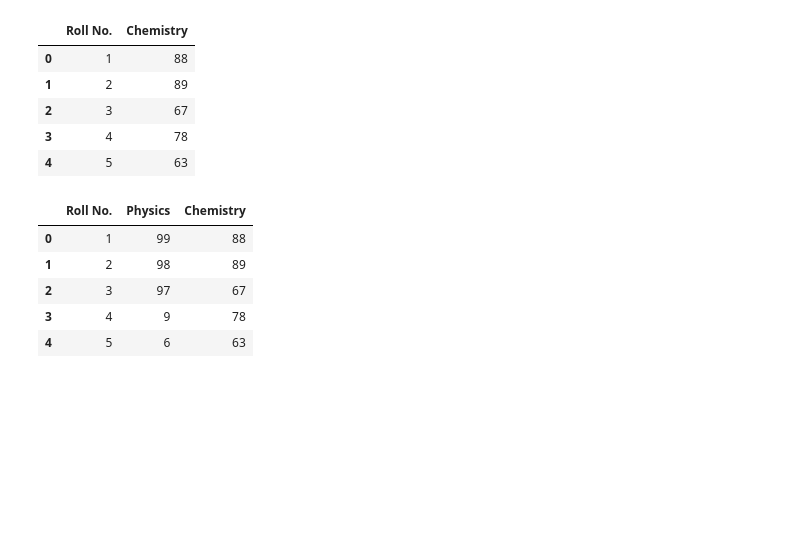
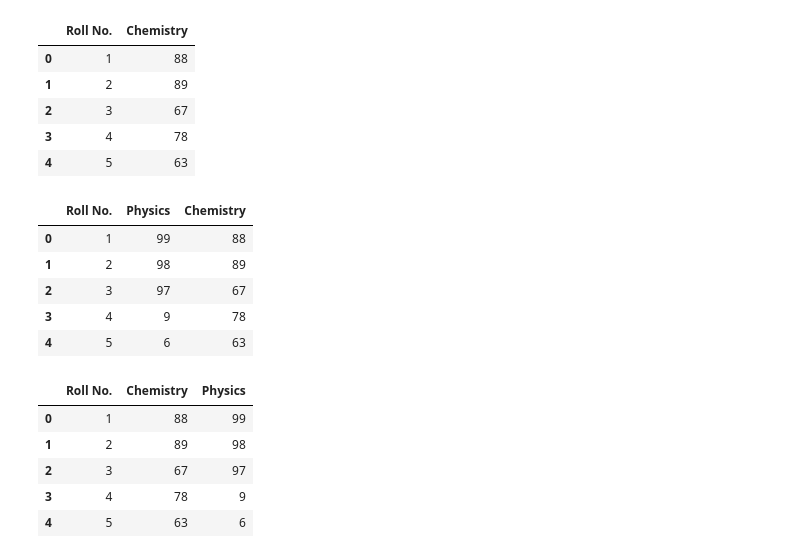
Before and after one commit to PRACHIP5202/WinWinAI, a Jupyter notebook: Pandas3.ipynb, the cells around one changed output. Cells and saved outputs as stored; diff of their text form; code cells hidden in the pictures; blank space fills up the shorter version.

```diff
--- a/Pandas3.ipynb
+++ b/Pandas3.ipynb
@@ -98,3 +98,12 @@ pd.merge(df1,df2, on='Roll No.')
 | 2 | 3 | 97 | 67 |
 | 3 | 4 | 9 | 78 |
 | 4 | 5 | 6 | 63 |
+# %%
+pd.merge(df2,df1, on='Roll No.')
+# %% [output]
+|  | Roll No. | Chemistry | Physics |
+| 0 | 1 | 88 | 99 |
+| 1 | 2 | 89 | 98 |
+| 2 | 3 | 67 | 97 |
+| 3 | 4 | 78 | 9 |
+| 4 | 5 | 63 | 6 |
```
Also changed, not shown: parts of 6 cells of this notebook.
